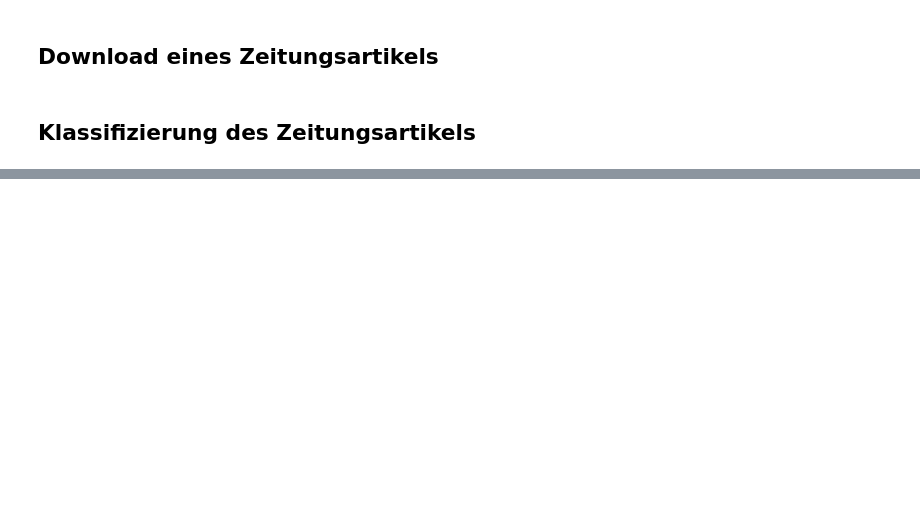
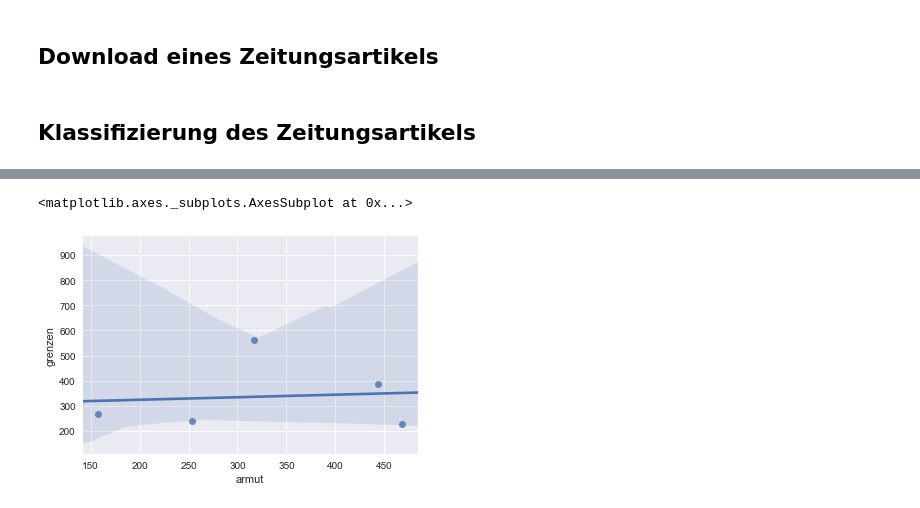
Before and after one commit to felixbiessmann/ml-schule, a Jupyter notebook: ml-schule.ipynb, the cells around one changed output, grey strips where cells are left out. Cells and saved outputs as stored; diff of their text form; code cells hidden in the pictures; blank space fills up the shorter version.

```diff
--- a/ml-schule.ipynb
+++ b/ml-schule.ipynb
@@ -161,0 +253,10 @@ sozialdemokraten, sozialdemokratinnen, bundestagsfraktion, olaf, dat, michelbach
+# %%
+df['grenzen'] = df.text.str.lower().str.contains('grenzen')
+df['armut'] = df.text.str.lower().str.contains('armut')
+df_armut_sicherheit = df.groupby("partei").agg({'grenzen': sum, 'armut':sum})
+import seaborn as sns; sns.set(color_codes=True)
+%matplotlib inline
+sns.regplot(x='armut', y='grenzen', data=df_armut_sicherheit)
+# %% [output]
+<matplotlib.axes._subplots.AxesSubplot at 0x...>
+[figure, added]
```
Also changed, not shown: parts of 13 cells of this notebook.
